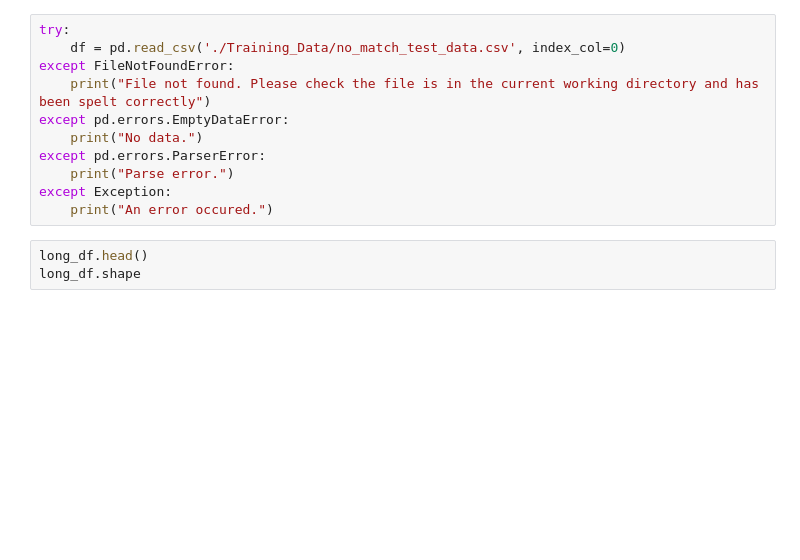
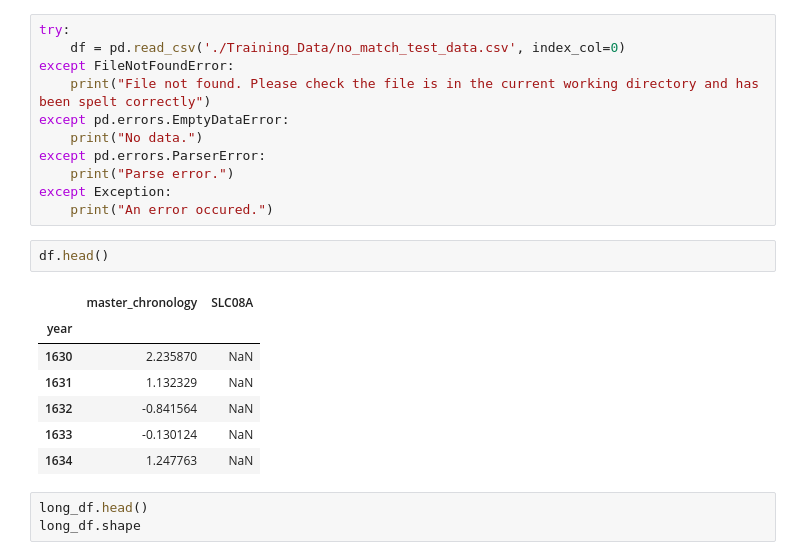
Before and after one commit to Coreopsis-cyber/Crossdating, a Jupyter notebook: Statistical_Method.ipynb, the cells around one changed output. Drawn from its saved outputs; the diff is of its cells as text; blank space fills up the shorter version.

```diff
--- a/Statistical_Method.ipynb
+++ b/Statistical_Method.ipynb
@@ -42,6 +42,16 @@ except pd.errors.ParserError:
     print("Parse error.")
 except Exception:
     print("An error occured.")
+# %%
+df.head()
+# %% [output]
+|  | master_chronology | SLC08A |
+| year |  |  |
+| 1630 | 2.235870 | NaN |
+| 1631 | 1.132329 | NaN |
+| 1632 | -0.841564 | NaN |
+| 1633 | -0.130124 | NaN |
+| 1634 | 1.247763 | NaN |
 # %%
 long_df.head()
 long_df.shape
```
Also changed, not shown: parts of 25 cells of this notebook, 53 other files.
